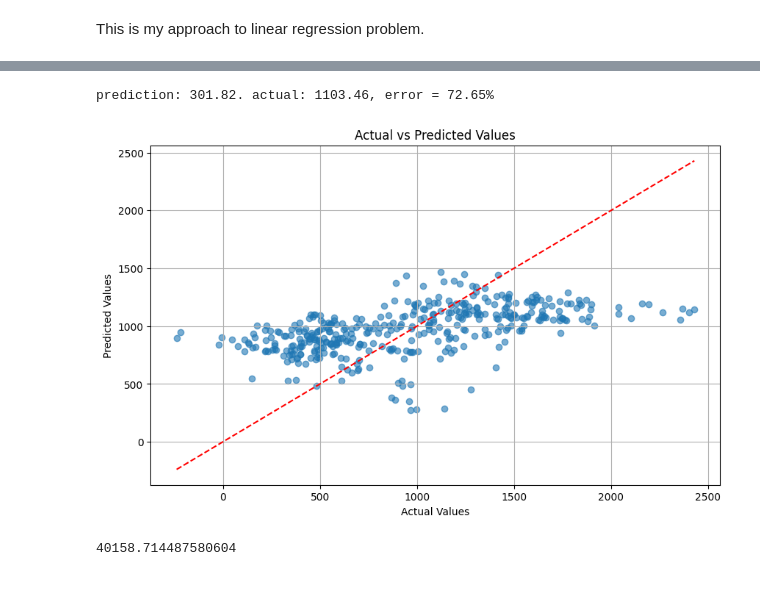
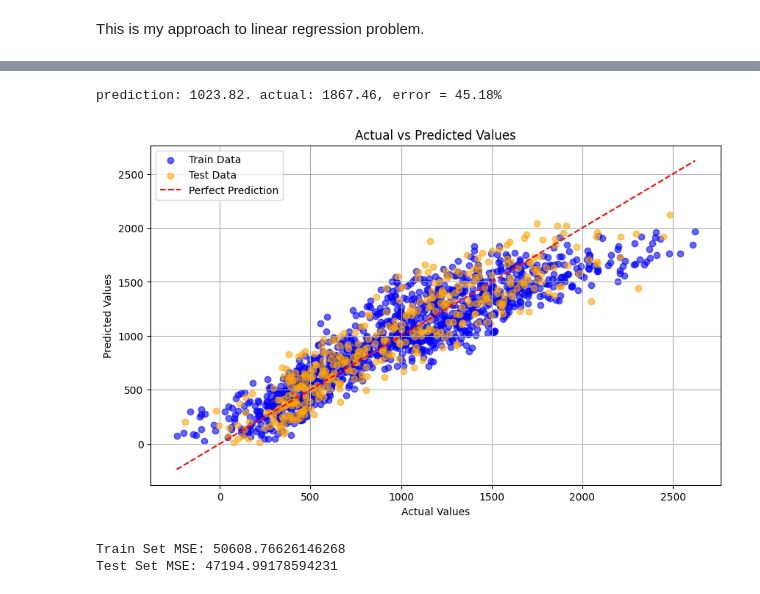
Before and after one commit to xAsylum/linear_regression, a Jupyter notebook: notebook.ipynb, the cells around one changed output, grey strips where cells are left out. Drawn from its saved outputs; the diff is of its cells as text; code cells hidden in the pictures.

Commit message:
Ridge / Lasso normalization, new base functions, some minor and major fixes, correlation matrix and improved diagrams

```diff
--- a/notebook.ipynb
+++ b/notebook.ipynb
@@ -2,11 +2,9 @@
 This is my approach to linear regression problem.
 # %%
 import numpy as np
-from linear_regression import filename, LinearRegressionModel, StopCondition, RidgeRegressionFunction, Uninomial
+from linear_regression import filename, LinearRegressionModel, StopCondition, RidgeRegressionFunction, Uninomial, \
+    QuadraticLossFunction, Linear, LassoRegressionFunction, Zeros, Custom, Gaussian
 
-model = LinearRegressionModel(filename, normalise=True)
-model.set_parameters(loss_function=RidgeRegressionFunction(0), base_function=Uninomial(-0.5))
-model.set_parameters(eta=0.0002, stop=0.1, rep_count=100000, condition=StopCondition.Iterations)
-model.set_parameters(mini_batch=True, batch_size=16, print_c=100)
-model.linear_regression()
+model = LinearRegressionModel(filename, True)
+model.corr()
 # %% [output]
@@ -37,0 +12,6 @@ model.linear_regression()
+# %%
+model.set_parameters(loss_function=LassoRegressionFunction(25), base_function=Custom())
+model.set_parameters(eta=0.001, stop=0.01, rep_count=14500, condition=StopCondition.Both)
+model.set_parameters(mini_batch=True   , batch_size=64, print_c=200)
+
+model.linear_regression()
@@ -43,40 +50,16 @@ a = model.test[i][-1]
 np.set_printoptions(precision=2)
 print(f"prediction: {"%0.2f" %  p}. actual: {"%0.2f" %  a}, error = {"%0.2f" % (abs(p - a) / a * 100)}%")
 # %% [output]
-prediction: 301.82. actual: 1103.46, error = 72.65%
+prediction: 1023.82. actual: 1867.46, error = 45.18%
 # %%
-
-import matplotlib.pyplot as plt
-
-# Assuming 'model' is your trained model and you have test data
-data = [(model.prediction([1, *[model.test[k][j] for j in range(len(model.test[0]) - 1)]]),
-         model.test[k][-1])
-        for k in range(len(model.test))]
-
-# Separate predictions and actual values
-predictions = [x[0] for x in data]
-actuals = [x[1] for x in data]
-
-# Create the plot
-plt.figure(figsize=(10, 6))
-plt.scatter(actuals, predictions, alpha=0.6)
-plt.xlabel('Actual Values')
-plt.ylabel('Predicted Values')
-plt.title('Actual vs Predicted Values')
-
-# Add a reference line for perfect predictions
-max_val = max(max(actuals), max(predictions))
-min_val = min(min(actuals), min(predictions))
-plt.plot([min_val, max_val], [min_val, max_val], 'r--')
-
-plt.grid(True)
-plt.show()
+model.print_results()
 # %% [output]
-[figure, old version]
+[figure, new version]
 # %%
-print(model.MSE())
+model.MSE()
 # %% [output]
-40158.714487580604
+Train Set MSE: 50608.76626146268
+Test Set MSE: 47194.99178594231
 # %%
 #print(np.mean([quadratic_loss(model, train[i]) ** 2 for i in range(len(train))]))
 # print(linear_regression.quadratic_loss(model, test[0]))
```
Also changed, not shown: parts of 2 cells of this notebook, 1 other file.
